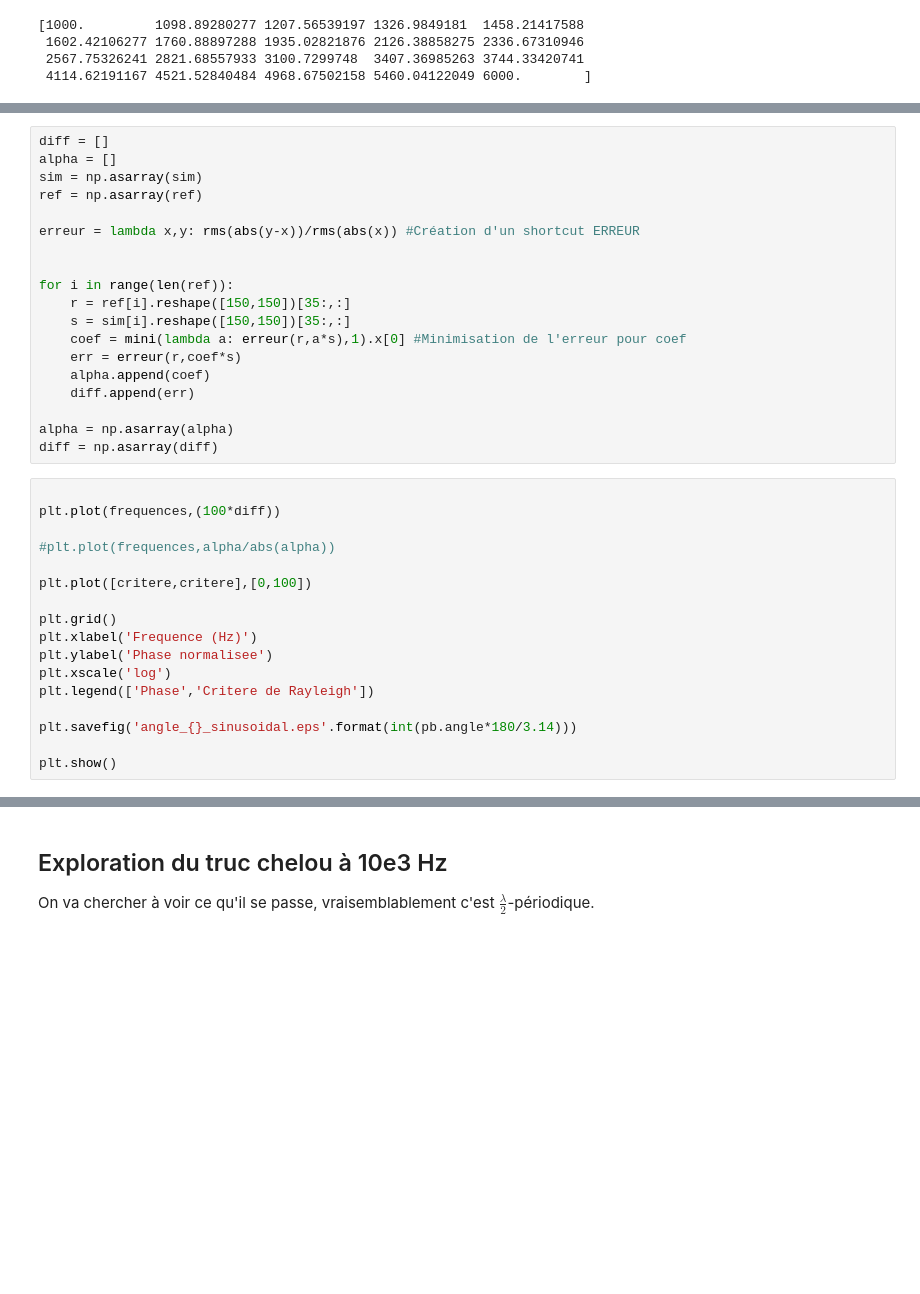
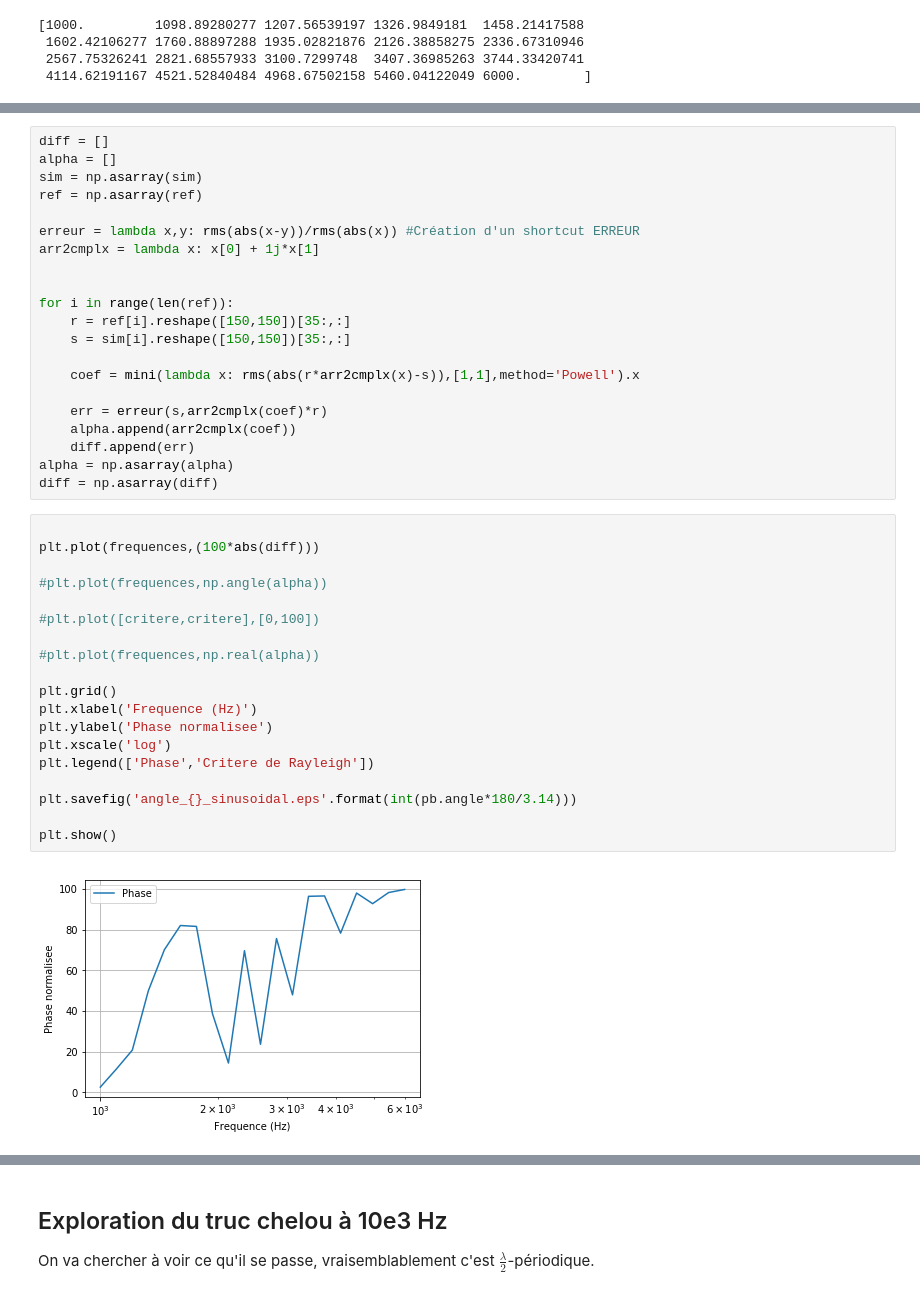
Before and after one commit to caillonantoine/rough-interface, a Jupyter notebook: Avancement.ipynb, the cells around one changed output, grey strips where cells are left out. Cells and saved outputs as stored; diff of their text form; blank space fills up the shorter version.

Commit message:
+ avancement coef complexe

```diff
--- a/Avancement.ipynb
+++ b/Avancement.ipynb
@@ -147,33 +183,39 @@ alpha = []
 sim = np.asarray(sim)
 ref = np.asarray(ref)
 
-erreur = lambda x,y: rms(abs(y-x))/rms(abs(x)) #Création d'un shortcut ERREUR
+erreur = lambda x,y: rms(abs(x-y))/rms(abs(x)) #Création d'un shortcut ERREUR
+arr2cmplx = lambda x: x[0] + 1j*x[1]
 
 
 for i in range(len(ref)):
     r = ref[i].reshape([150,150])[35:,:]
     s = sim[i].reshape([150,150])[35:,:]
-    coef = mini(lambda a: erreur(r,a*s),1).x[0] #Minimisation de l'erreur pour coef
-    err = erreur(r,coef*s)
-    alpha.append(coef)
+
+    coef = mini(lambda x: rms(abs(r*arr2cmplx(x)-s)),[1,1],method='Powell').x
+
+    err = erreur(s,arr2cmplx(coef)*r)
+    alpha.append(arr2cmplx(coef))
     diff.append(err)
-
 alpha = np.asarray(alpha)
 diff = np.asarray(diff)
 # %%
 
-plt.plot(frequences,(100*diff))
+plt.plot(frequences,(100*abs(diff)))
 
-#plt.plot(frequences,alpha/abs(alpha))
+#plt.plot(frequences,np.angle(alpha))
 
-plt.plot([critere,critere],[0,100])
+#plt.plot([critere,critere],[0,100])
+
+#plt.plot(frequences,np.real(alpha))
 
 plt.grid()
 plt.xlabel('Frequence (Hz)')
 plt.ylabel('Phase normalisee')
 plt.xscale('log')
 plt.legend(['Phase','Critere de Rayleigh'])
 
 plt.savefig('angle_{}_sinusoidal.eps'.format(int(pb.angle*180/3.14)))
 
 plt.show()
+# %% [output]
+[figure, added]
```
Also changed, not shown: parts of 4 cells of this notebook.
